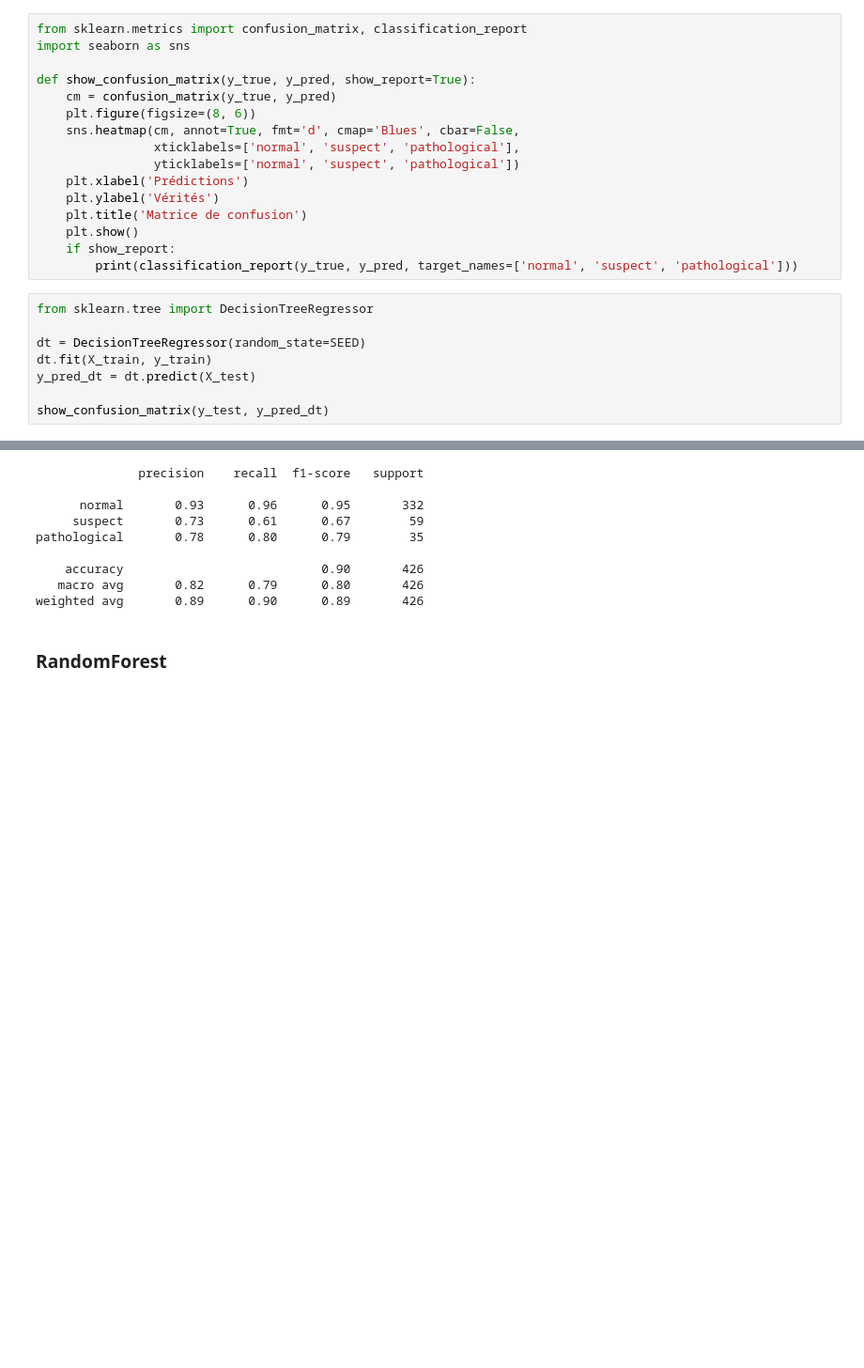
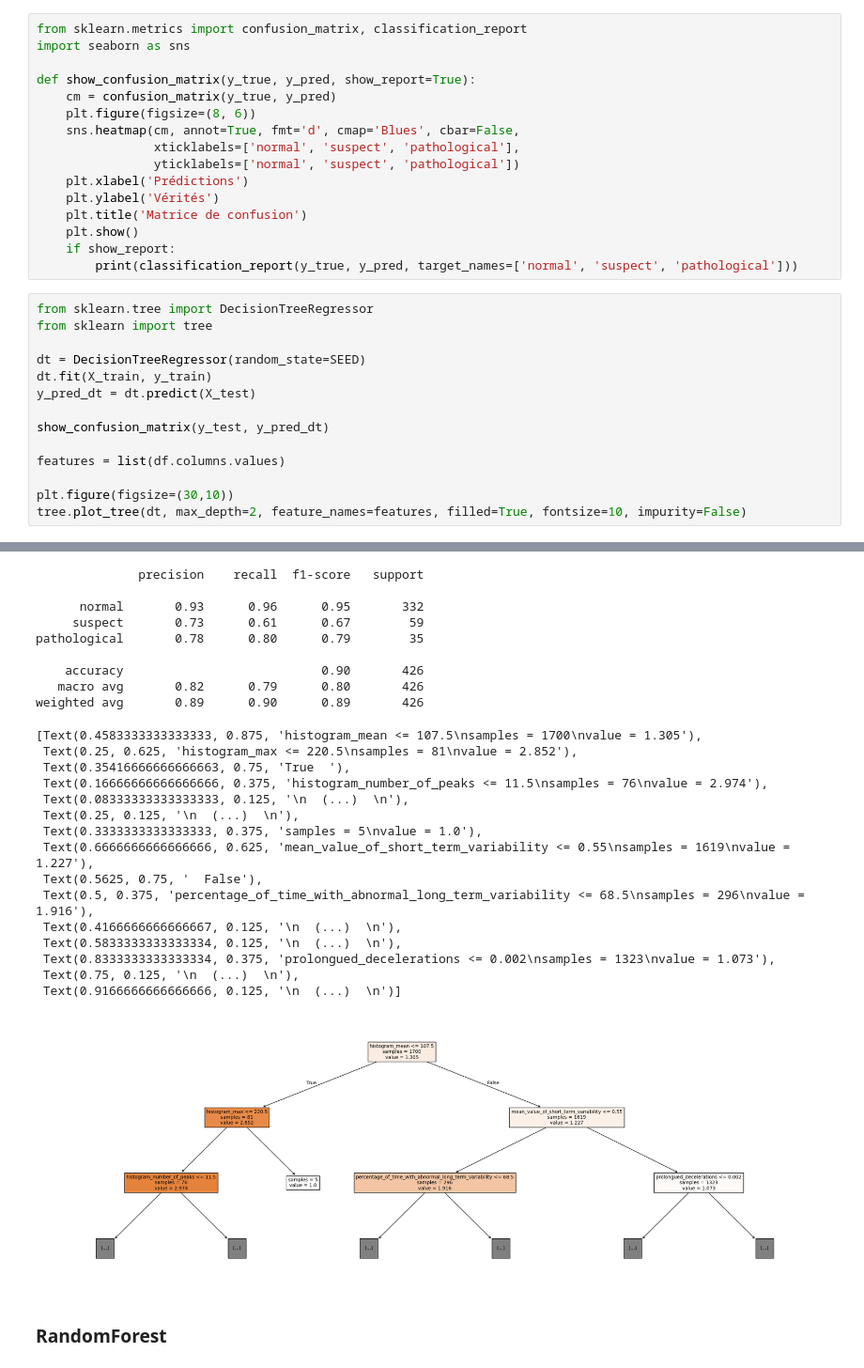
Before and after one commit to Raynobrak/heigvd-labos-xai, a Jupyter notebook: mini-projet/ançay-charbonnier-fetal-health.ipynb, the cells around one changed output, grey strips where cells are left out. Shown at 94% size. Cells and saved outputs as stored; diff of their text form; blank space fills up the shorter version.

```diff
--- a/mini-projet/ançay-charbonnier-fetal-health.ipynb
+++ b/mini-projet/ançay-charbonnier-fetal-health.ipynb
@@ -104,23 +104,45 @@ def show_confusion_matrix(y_true, y_pred, show_report=True):
         print(classification_report(y_true, y_pred, target_names=['normal', 'suspect', 'pathological']))
 # %%
 from sklearn.tree import DecisionTreeRegressor
+from sklearn import tree
 
 dt = DecisionTreeRegressor(random_state=SEED)
 dt.fit(X_train, y_train)
 y_pred_dt = dt.predict(X_test)
 
 show_confusion_matrix(y_test, y_pred_dt)
+
+features = list(df.columns.values)
+
+plt.figure(figsize=(30,10))
+tree.plot_tree(dt, max_depth=2, feature_names=features, filled=True, fontsize=10, impurity=False)
 # %% [output]
 [figure]
               precision    recall  f1-score   support
 
       normal       0.93      0.96      0.95       332
      suspect       0.73      0.61      0.67        59
 pathological       0.78      0.80      0.79        35
 
     accuracy                           0.90       426
    macro avg       0.82      0.79      0.80       426
 weighted avg       0.89      0.90      0.89       426
+[Text(0.4583333333333333, 0.875, 'histogram_mean <= 107.5\nsamples = 1700\nvalue = 1.305'),
+ Text(0.25, 0.625, 'histogram_max <= 220.5\nsamples = 81\nvalue = 2.852'),
+ Text(0.35416666666666663, 0.75, 'True  '),
+ Text(0.16666666666666666, 0.375, 'histogram_number_of_peaks <= 11.5\nsamples = 76\nvalue = 2.974'),
+ Text(0.08333333333333333, 0.125, '\n  (...)  \n'),
+ Text(0.25, 0.125, '\n  (...)  \n'),
+ Text(0.3333333333333333, 0.375, 'samples = 5\nvalue = 1.0'),
+ Text(0.6666666666666666, 0.625, 'mean_value_of_short_term_variability <= 0.55\nsamples = 1619\nvalue = 1.227'),
+ Text(0.5625, 0.75, '  False'),
+ Text(0.5, 0.375, 'percentage_of_time_with_abnormal_long_term_variability <= 68.5\nsamples = 296\nvalue = 1.916'),
+ Text(0.4166666666666667, 0.125, '\n  (...)  \n'),
+ Text(0.5833333333333334, 0.125, '\n  (...)  \n'),
+ Text(0.8333333333333334, 0.375, 'prolongued_decelerations <= 0.002\nsamples = 1323\nvalue = 1.073'),
+ Text(0.75, 0.125, '\n  (...)  \n'),
+ Text(0.9166666666666666, 0.125, '\n  (...)  \n')]
+[figure, added]
 # %% [markdown]
 ### RandomForest
 # %%
```
Also changed, not shown: parts of 2 cells of this notebook, 1 other file.
